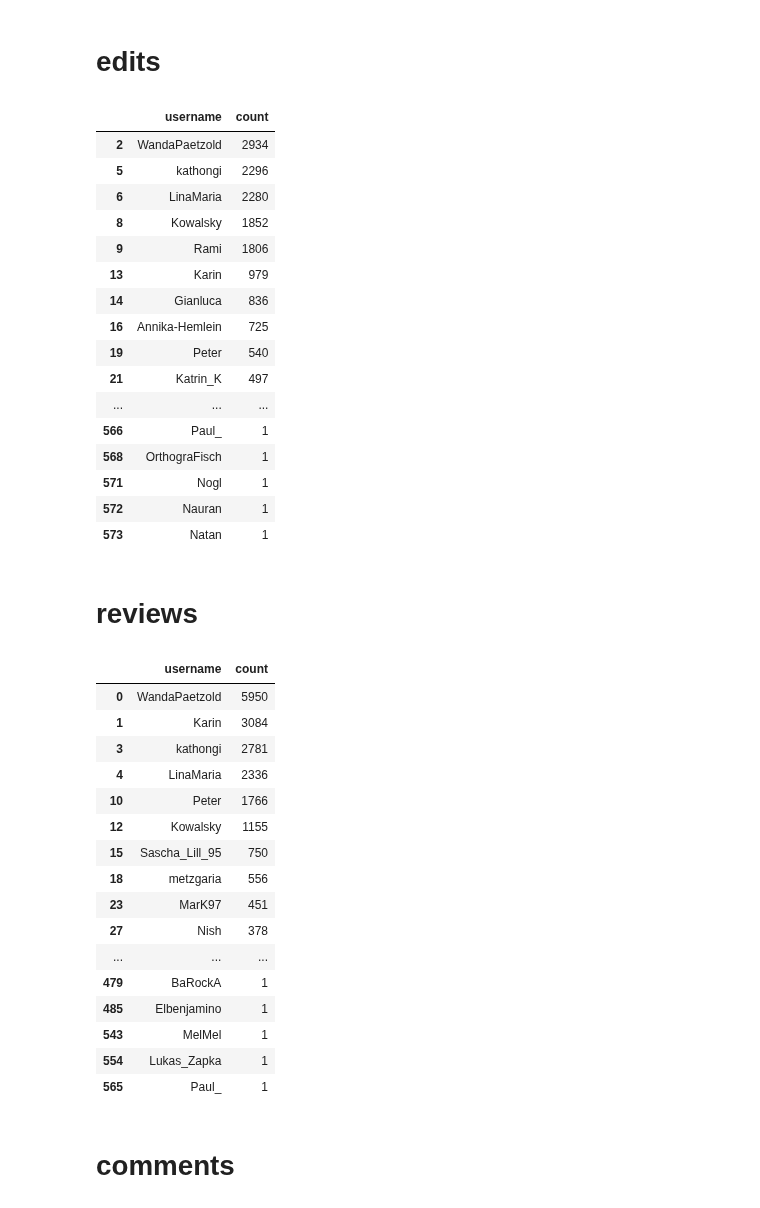
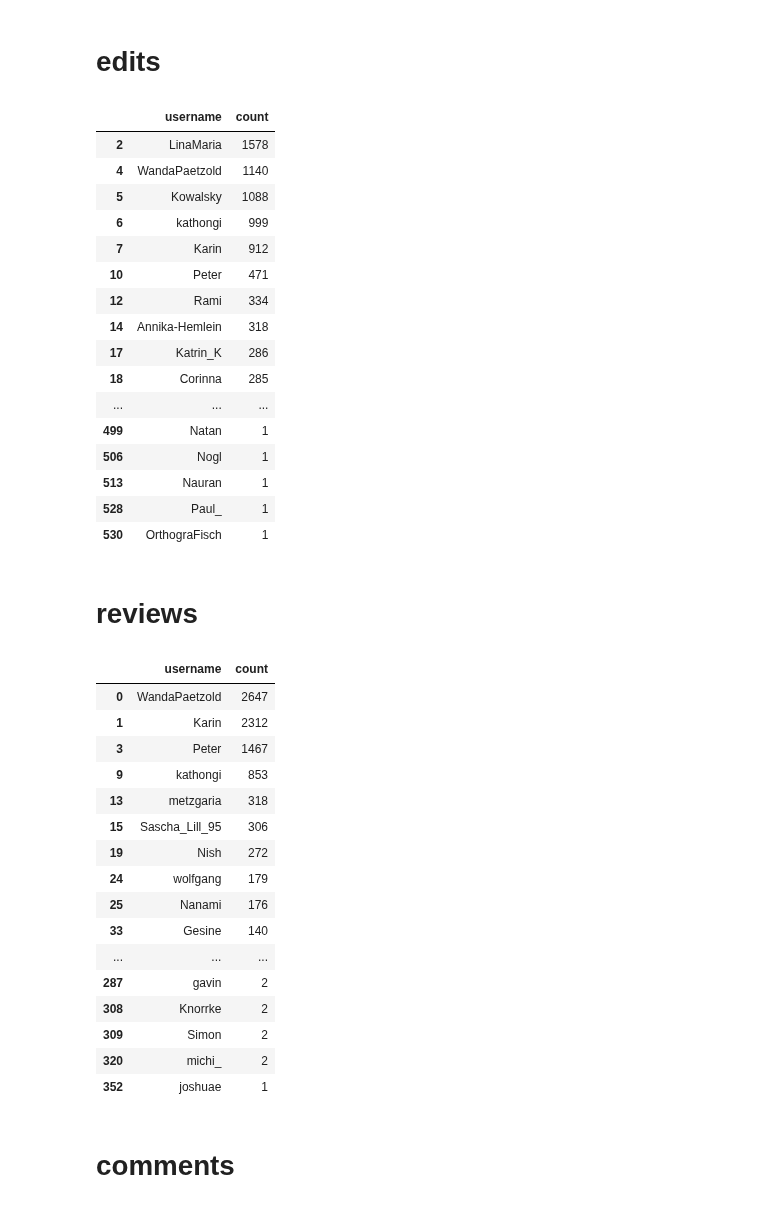
Before and after one commit to kulla/serlo-evaluations, a Jupyter notebook: 2021/2021-12-17 Autorenstatistik für das ganze Jahr.ipynb, the cells around one changed output. Saved outputs shown, nothing was run; the diff lists cells and outputs as text; code cells hidden in the pictures.

```diff
--- a/2021/2021-12-17 Autorenstatistik für das ganze Jahr.ipynb
+++ b/2021/2021-12-17 Autorenstatistik für das ganze Jahr.ipynb
@@ -13,70 +13,80 @@ db = mysql.connector.connect(
 )
 
 d = pd.read_sql("""
-    SELECT user.username, event_log.id as count, CASE
+    SELECT user.username, event_log.id as count, event_log.actor_id, event_log.date, CASE
         WHEN event_id = 5 THEN "edits"
         WHEN event_id in (6,11) THEN "reviews"
         WHEN event_id in (8,9,14,16) THEN "comments"
         ELSE "taxonomy"
     END AS type
     FROM event_log
     join user on user.id = event_log.actor_id
     WHERE YEAR(event_log.date) = 2021
         AND event_log.event_id IN (5,6,11,8,9,14,16,1,2,12,15,17)
 """, db)
 
+def delete_consecutive_events(df):
+    df.sort_values(["actor_id", "date"], inplace=True)
+    df["time_diff_seconds"] = df["date"].diff().map(lambda x: x.total_seconds())
+
+    to_delete = (df["time_diff_seconds"] >= 0) & (df["time_diff_seconds"] < 3)
+    df.drop(df[to_delete].index, inplace=True)
+
+    return df
+
 pd.set_option('display.max_rows', None)
 pd.set_option('display.max_columns', None)
 pd.set_option('display.width', None)
 pd.set_option('display.max_colwidth', None)
 
+d = delete_consecutive_events(d)
 d = d.groupby(["username", "type"]).count()
 d.sort_values(["count"], inplace=True, ascending=False)
 d.reset_index(inplace=True)
 d
 
 for a in ["edits", "reviews", "comments", "taxonomy"]:
     display(Markdown(f"# {a}"))
 
     x = d[d["type"] == a][["username", "count"]]
 
     display(x)
 # %% [output]
 # edits
 |  | username | count |
-| 2 | WandaPaetzold | 2934 |
-| 5 | kathongi | 2296 |
-| 6 | LinaMaria | 2280 |
-| 8 | Kowalsky | 1852 |
-| 9 | Rami | 1806 |
-| 13 | Karin | 979 |
-| 14 | Gianluca | 836 |
-| 16 | Annika-Hemlein | 725 |
-| 19 | Peter | 540 |
-| 21 | Katrin_K | 497 |
+| 2 | LinaMaria | 1578 |
+| 4 | WandaPaetzold | 1140 |
+| 5 | Kowalsky | 1088 |
+| 6 | kathongi | 999 |
+| 7 | Karin | 912 |
+| 10 | Peter | 471 |
+| 12 | Rami | 334 |
+| 14 | Annika-Hemlein | 318 |
+| 17 | Katrin_K | 286 |
+| 18 | Corinna | 285 |
 | ... | ... | ... |
-| 566 | Paul_ | 1 |
-| 568 | OrthograFisch | 1 |
-| 571 | Nogl | 1 |
-| 572 | Nauran | 1 |
-| 573 | Natan | 1 |
+| 499 | Natan | 1 |
+| 506 | Nogl | 1 |
+| 513 | Nauran | 1 |
+| 528 | Paul_ | 1 |
+| 530 | OrthograFisch | 1 |
 # reviews
 |  | username | count |
-| 0 | WandaPaetzold | 5950 |
-| 1 | Karin | 3084 |
-| 3 | kathongi | 2781 |
-| 4 | LinaMaria | 2336 |
-| 10 | Peter | 1766 |
-| 12 | Kowalsky | 1155 |
-| 15 | Sascha_Lill_95 | 750 |
-| 18 | metzgaria | 556 |
-| 23 | MarK97 | 451 |
-| 27 | Nish | 378 |
+| 0 | WandaPaetzold | 2647 |
+| 1 | Karin | 2312 |
+| 3 | Peter | 1467 |
+| 9 | kathongi | 853 |
+| 13 | metzgaria | 318 |
+| 15 | Sascha_Lill_95 | 306 |
+| 19 | Nish | 272 |
+| 24 | wolfgang | 179 |
+| 25 | Nanami | 176 |
+| 33 | Gesine | 140 |
 | ... | ... | ... |
-| 479 | BaRockA | 1 |
-| 485 | Elbenjamino | 1 |
-| 543 | MelMel | 1 |
-| 554 | Lukas_Zapka | 1 |
-| 565 | Paul_ | 1 |
+| 287 | gavin | 2 |
+| 308 | Knorrke | 2 |
+| 309 | Simon | 2 |
+| 320 | michi_ | 2 |
+| 352 | joshuae | 1 |
 # comments
 |  | username | count |
```
Also changed, not shown: parts of 1 cell of this notebook.
